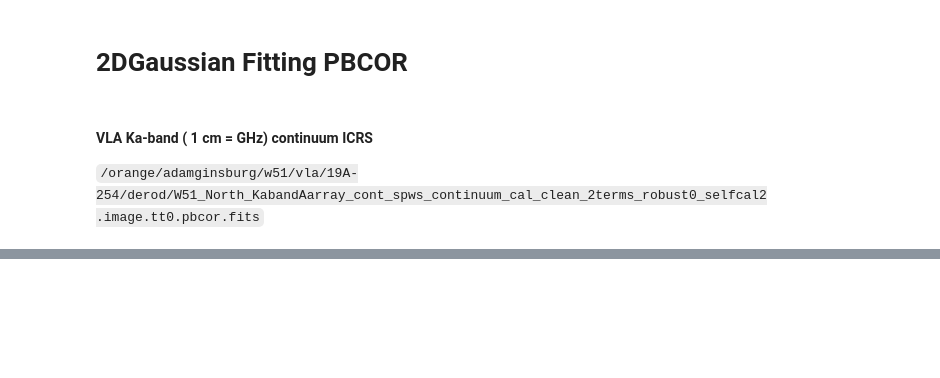
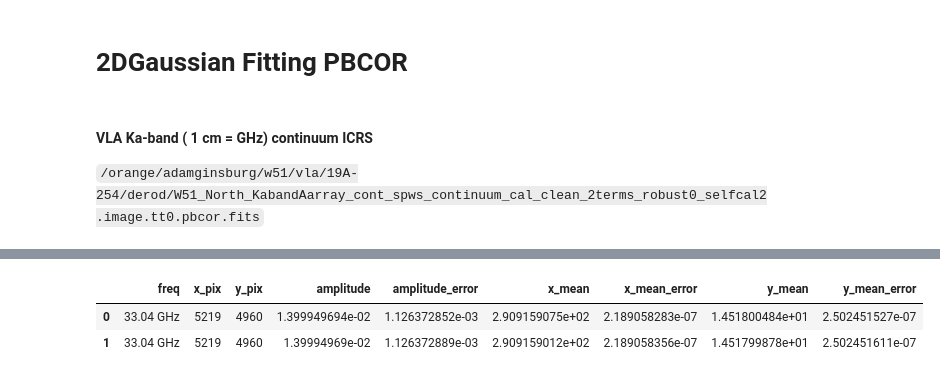
Before and after one commit to GalagaBits/W51-Masers-and-Starforming-Regions, a Jupyter notebook: notebooks/W51CA3_Fitting/2DGaussian Fitting PBCOR-master-2_ICRS-FK5_measuring_one.ipynb, the cells around one changed output, grey strips where cells are left out. Cells and saved outputs as stored; diff of their text form; code cells hidden in the pictures; blank space fills up the shorter version.

```diff
--- a/notebooks/W51CA3_Fitting/2DGaussian Fitting PBCOR-master-2_ICRS-FK5_measuring_one.ipynb
+++ b/notebooks/W51CA3_Fitting/2DGaussian Fitting PBCOR-master-2_ICRS-FK5_measuring_one.ipynb
@@ -178,0 +307,6 @@ theta
+# %%
+ca3_positions
+# %% [output]
+|  | freq | x_pix | y_pix | amplitude | amplitude_error | x_mean | x_mean_error | y_mean | y_mean_error |
+| 0 | 33.04 GHz | 5219 | 4960 | 1.399949694e-02 | 1.126372852e-03 | 2.909159075e+02 | 2.189058283e-07 | 1.451800484e+01 | 2.502451527e-07 |
+| 1 | 33.04 GHz | 5219 | 4960 | 1.39994969e-02 | 1.126372889e-03 | 2.909159012e+02 | 2.189058356e-07 | 1.451799878e+01 | 2.502451611e-07 |
```
Also changed, not shown: parts of 2 cells of this notebook, 2 other files.
